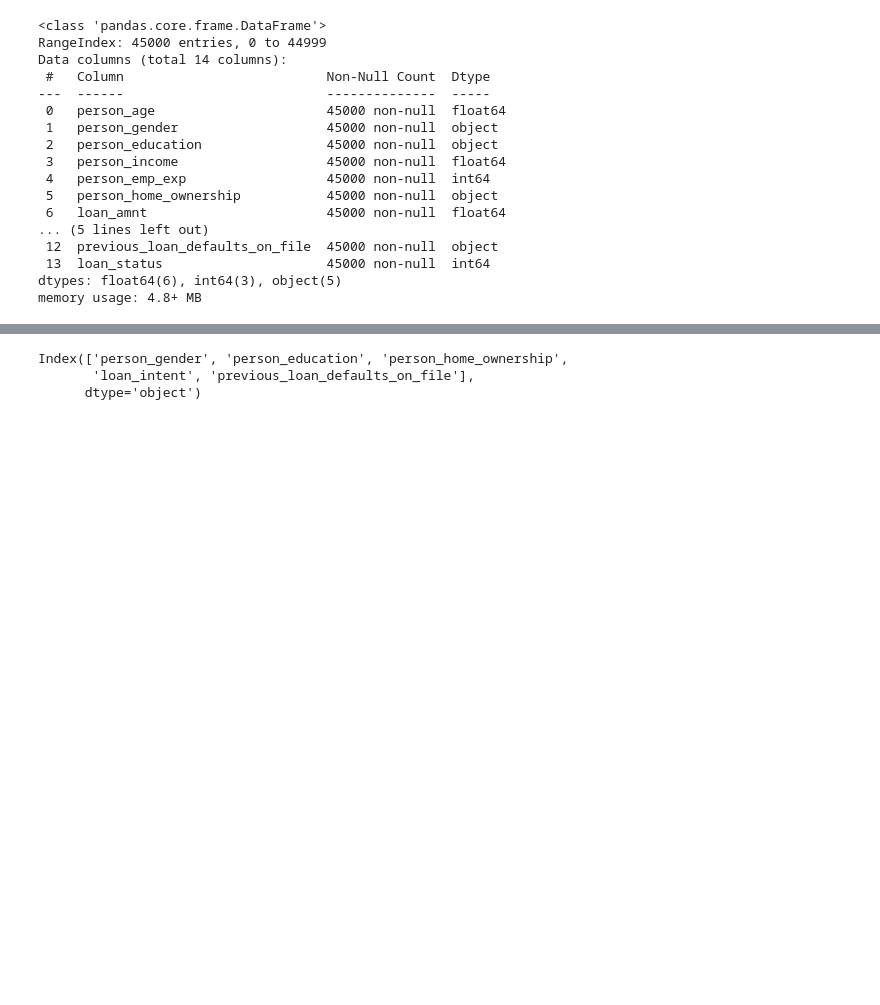
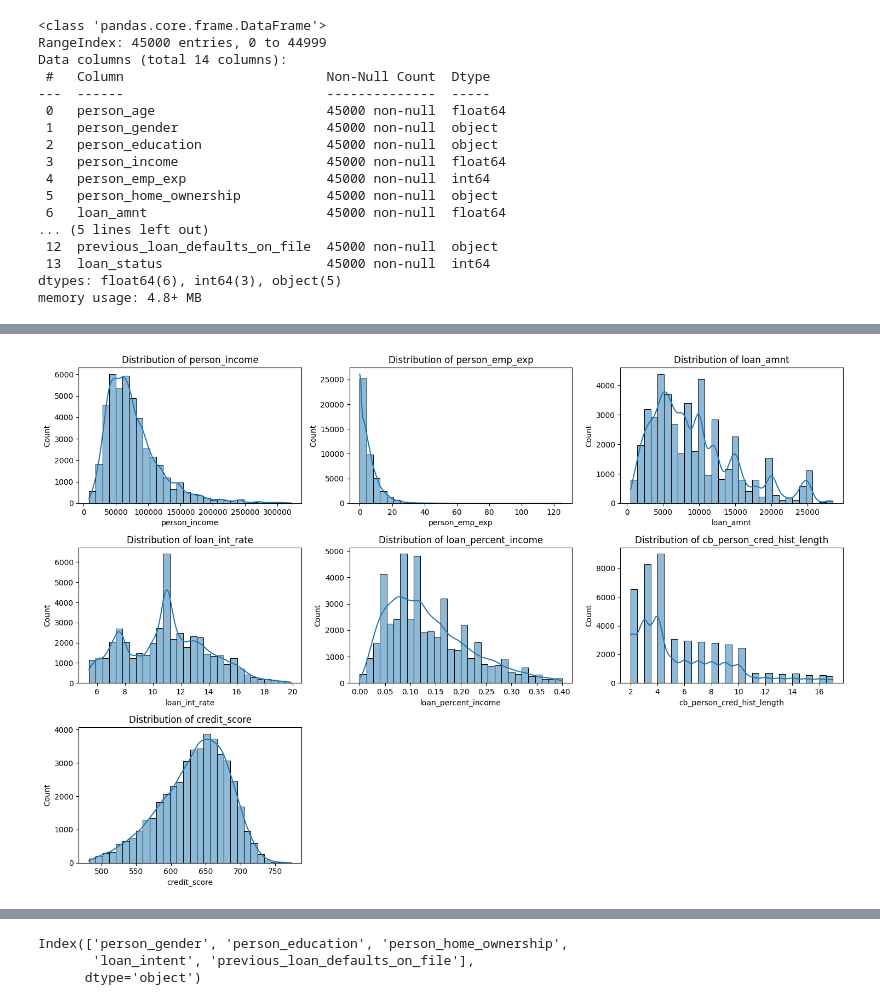
Before and after one commit to ahmed2402/Credit-Risk-Modeling, a Jupyter notebook: eda.ipynb, the cells around one changed output, grey strips where cells are left out. Drawn from its saved outputs; the diff is of its cells as text; code cells hidden in the pictures; blank space fills up the shorter version.

```diff
--- a/eda.ipynb
+++ b/eda.ipynb
@@ -57,0 +68,4 @@ memory usage: 4.8+ MB
+# %%
+discrete_cols = loan[['person_age', 'person_gender','previous_loan_defaults_on_file']]
+continuous_cols = loan[['person_income','person_emp_exp','loan_amnt', 'loan_int_rate','loan_percent_income','cb_person_cred_hist_length','credit_score']]
+continuous_cols
@@ -57,0 +86,12 @@ memory usage: 4.8+ MB
+# %%
+# Visualizing the distribution of continuous variables
+plt.figure(figsize=(15, 10))
+num_cols = len(continuous_cols.columns)
+for i, col in enumerate(continuous_cols.columns):
+    plt.subplot(3, 3, i + 1)  # 3 rows, 3 columns to fit 7 plots
+    sns.histplot(loan[col], kde=True, bins=30)
+    plt.title(f'Distribution of {col}')
+plt.tight_layout()
+plt.show()
+# %% [output]
+[figure, added]
```
Also changed, not shown: parts of 28 cells of this notebook, 2 other files.
